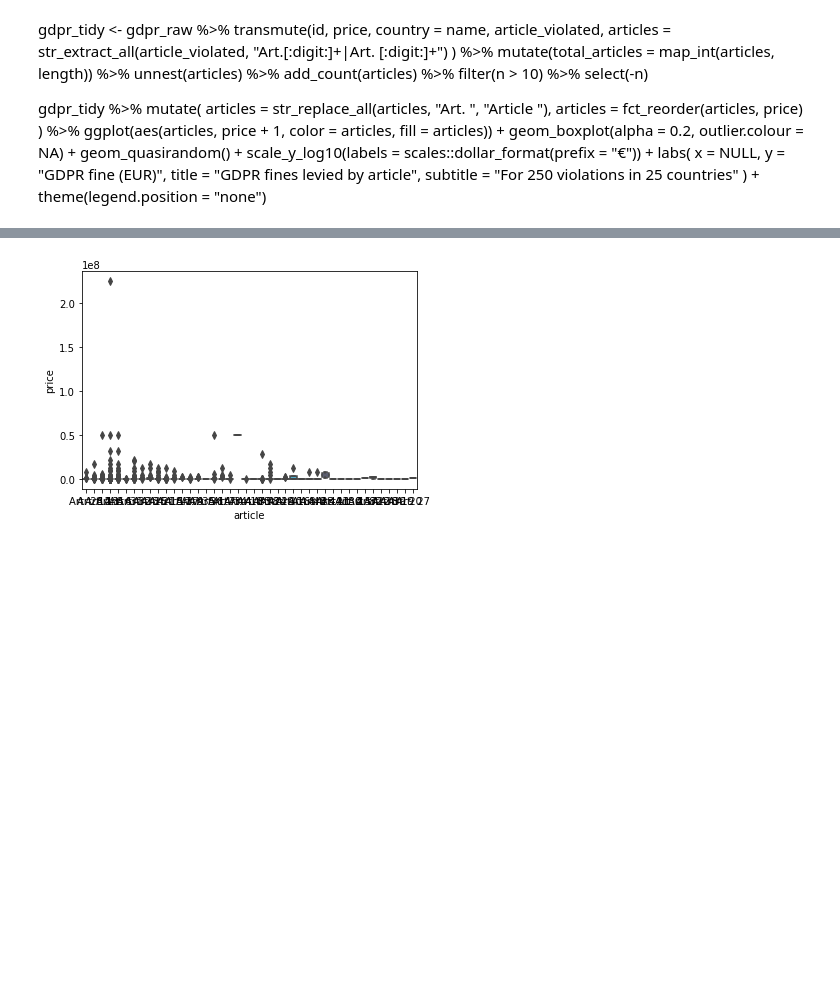
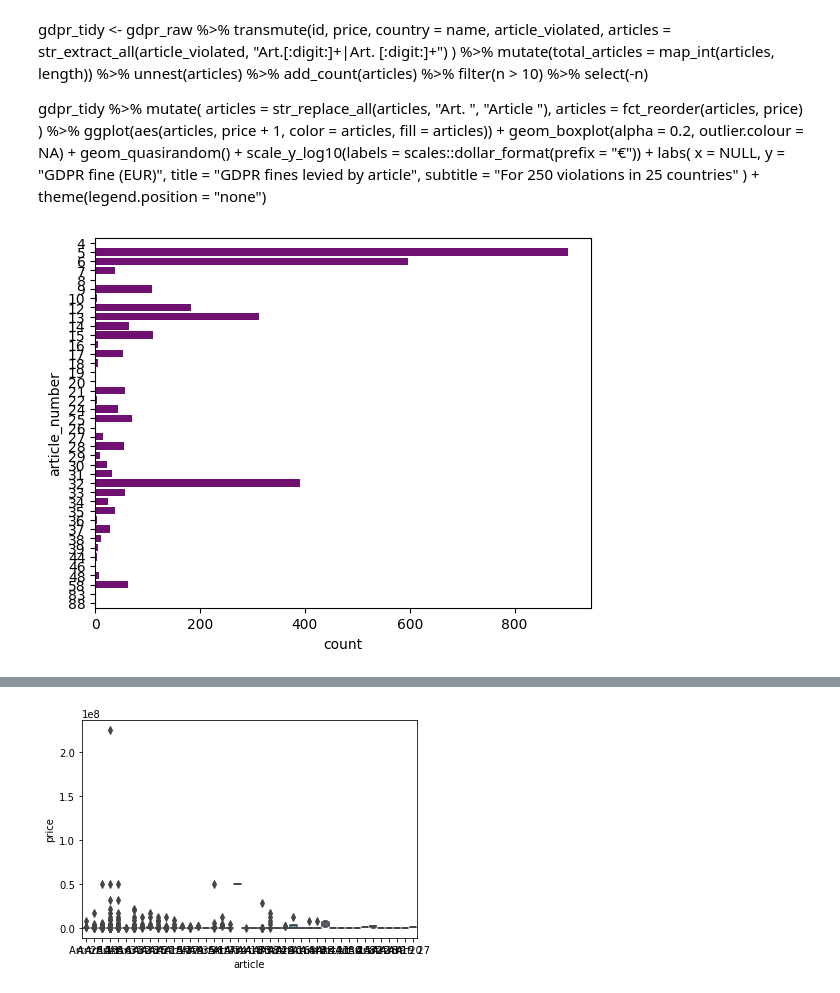
Before and after one commit to dc27/gdpr-fines-analysis, a Jupyter notebook: dev.ipynb, the cells around one changed output, grey strips where cells are left out. Saved outputs shown, nothing was run; the diff lists cells and outputs as text; code cells hidden in the pictures; blank space fills up the shorter version.

```diff
--- a/dev.ipynb
+++ b/dev.ipynb
@@ -114,17 +80,25 @@ fines_long = (
             .article.str.extract(r'(\d+)')
             .astype('float')
             .astype('Int64')
-        ),
-        n_citations = lambda x: (
-            x
-            .groupby('article_number')
-            .article_number.transform('count')
-            .astype('Int64')
         )
     )
     .merge(fines, how='right', left_on='id', right_on='id')
-    .loc[:, ['id', 'picture', 'name', 'price', 'authority', 'date',
-             'controller','article', 'article_number','n_citations', 'n_articles_violated', 'type',
-             'source', 'summary']]
-    .loc[fines_long.n_citations >= 15]
+    .assign(date = lambda x: pd.to_datetime(x.date, format='%m/%d/%Y'))
+    .loc[:, ['id', 'name', 'price', 'authority', 'date', 'controller','article',
+             'article_number', 'n_articles_violated', 'type', 'summary']]
+    .rename(columns={'price':'total_fine_€', 'name': 'country'})
 )
+# %%
+n_citations = (
+    fines_long
+    .value_counts('article_number')
+    .reset_index()
+    .sort_values('article_number')
+)
+
+
+fig, ax = plt.subplots()
+
+ax = sns.barplot(y='article_number', x='count', data=n_citations, orient='h', color='purple')
+# %% [output]
+[figure, added]
```
Also changed, not shown: parts of 12 cells of this notebook, 3 other files.
